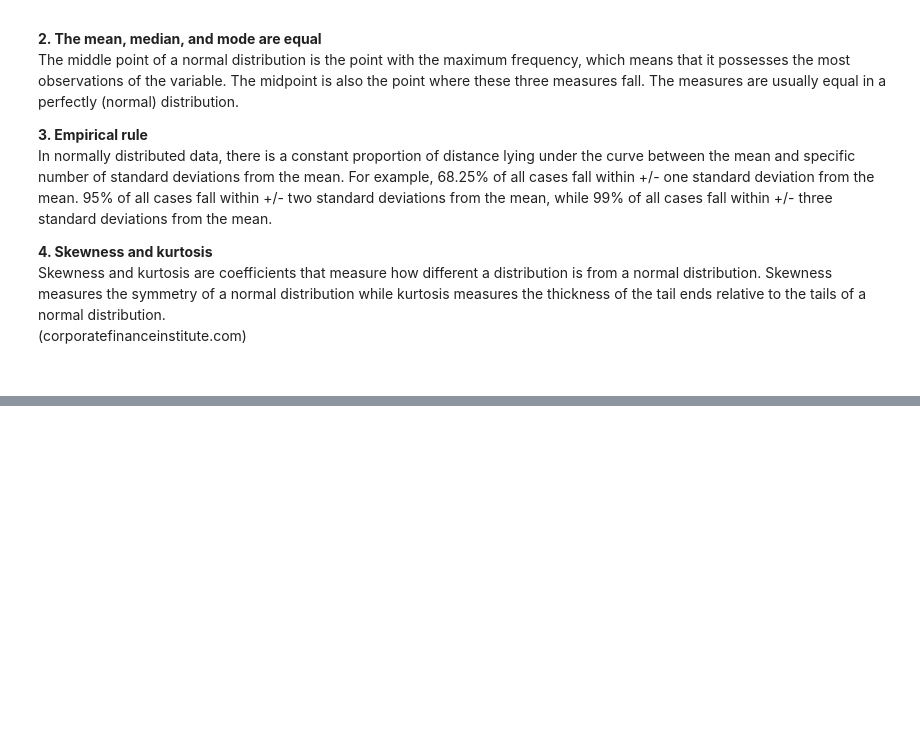
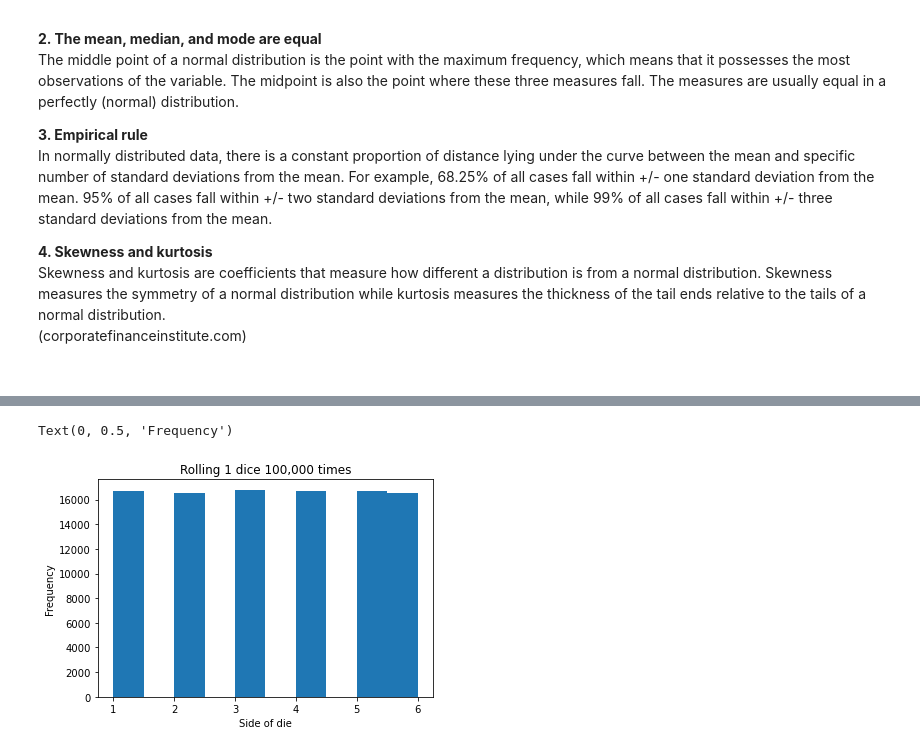
Before and after one commit to JTohall/Fundamentals_of_DataAnalysis, a Jupyter notebook: Normal Distribution Notebook.ipynb, the cells around one changed output, grey strips where cells are left out. Cells and saved outputs as stored; diff of their text form; code cells hidden in the pictures; blank space fills up the shorter version.

```diff
--- a/Normal Distribution Notebook.ipynb
+++ b/Normal Distribution Notebook.ipynb
@@ -197,0 +291,16 @@ As you can see in the image below, two dice are being used, as the rolls increas
+# %%
+# Using a random generator
+rng = np.random.default_rng(0)
+
+# Rolling 1 dice 100,000 times
+rolls = rng.integers(low=1, high=7, size=100000)
+
+plt.hist(rolls)
+
+# Creating histogram
+plt.title("Rolling 1 dice 100,000 times");
+plt.xlabel ("Side of die")
+plt.ylabel ("Frequency")
+# %% [output]
+Text(0, 0.5, 'Frequency')
+[figure, added]
```
Also changed, not shown: parts of 14 cells of this notebook.
